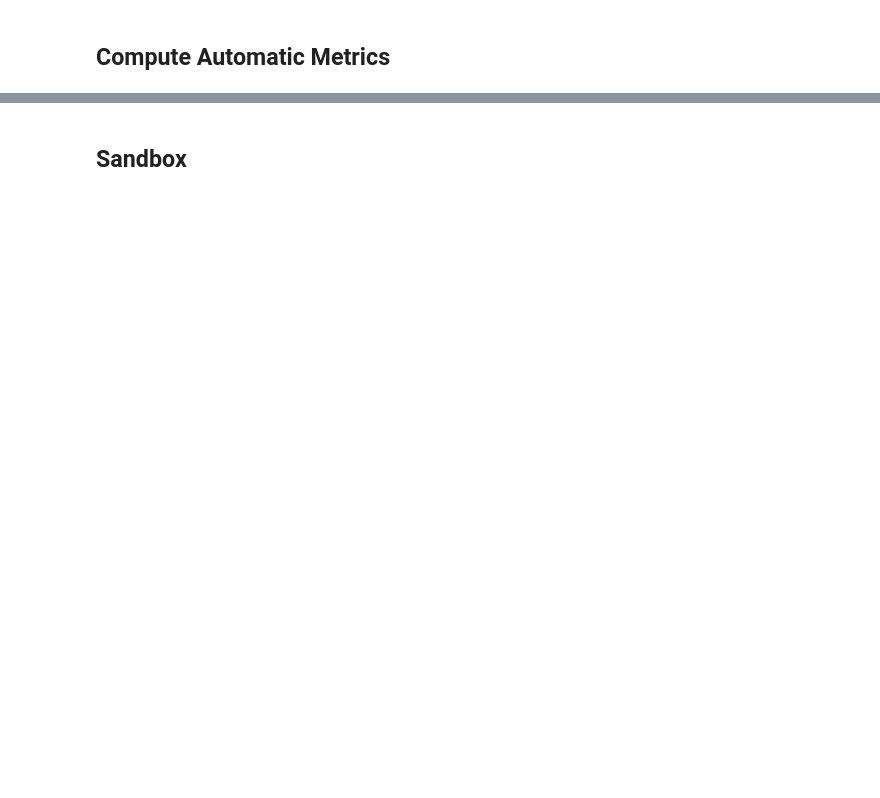
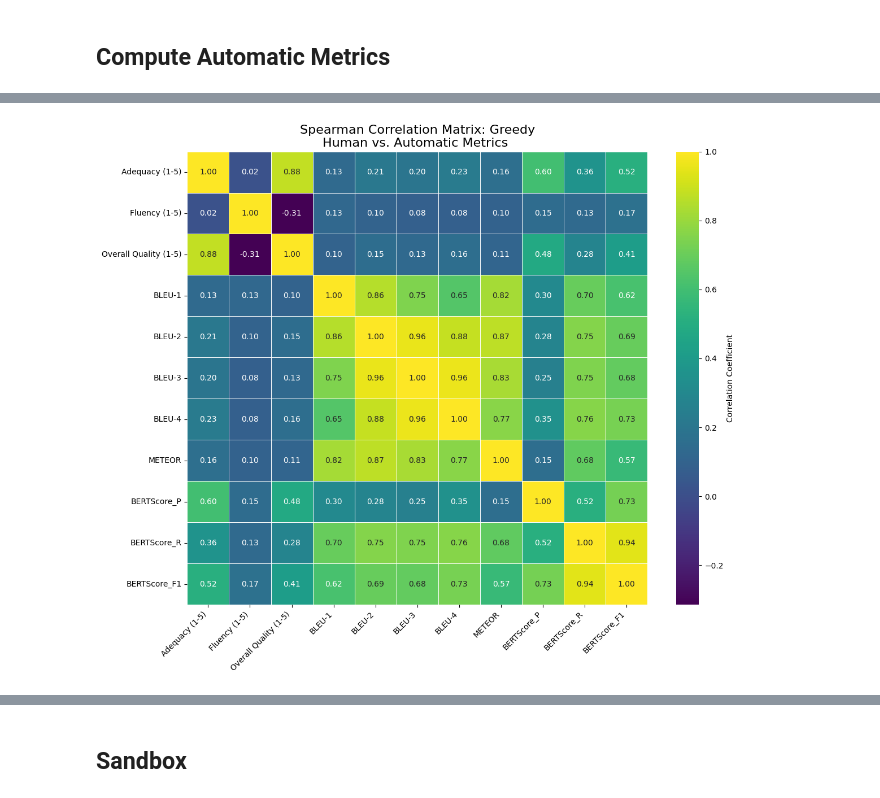
Before and after one commit to desireereid196/GenAI_Project, a Jupyter notebook: experiments/experiment3/experiment3.ipynb, the cells around one changed output, grey strips where cells are left out. Drawn from its saved outputs; the diff is of its cells as text; code cells hidden in the pictures; blank space fills up the shorter version.

Commit message:
updated experiment3 nb with correlation matrices and interpretation

```diff
--- a/experiments/experiment3/experiment3.ipynb
+++ b/experiments/experiment3/experiment3.ipynb
@@ -192,0 +97,3 @@ df.tail()
+# %%
+eval_file = "./human_evaluation_sheet.xlsx"
+df_with_metrics = read_evaluation_sheet_and_compute_metrics(eval_file)
@@ -230,0 +137,14 @@ pearson_corr
+# %%
+# Merge the two DataFrames
+merged_df = pd.merge(
+    evaluation_df,
+    df_with_metrics,
+    on=['Image Filename', 'Generated Caption (Model)'],
+    how='inner',
+    # Suffixes help differentiate columns with the same name (e.g., 'Generation Method')
+    # from the two original dataframes.
+    suffixes=('_human', '_auto')
+)
+
+merged_df.info()
+merged_df.head()
@@ -230,0 +175,82 @@ pearson_corr
+# %%
+# Specify the correlation method
+corr_method = "spearman"
+
+# Define the human and automatic metric columns
+human_metrics = [
+    'Adequacy (1-5)',
+    'Fluency (1-5)',
+    'Overall Quality (1-5)'
+]
+automatic_metrics = [
+    'BLEU-1', 'BLEU-2', 'BLEU-3', 'BLEU-4',
+    'METEOR',
+    'BERTScore_P', 'BERTScore_R', 'BERTScore_F1'
+]
+
+# Get unique generation methods
+# The 'Generation Method' column might have suffixes due to merge, ensure we pick the correct one.
+# Assuming 'Generation Method_human' is the one to use for filtering if both exist.
+if 'Generation Method_human' in merged_df.columns:
+    generation_method_col = 'Generation Method_human'
+elif 'Generation Method' in merged_df.columns:
+    generation_method_col = 'Generation Method'
+else:
+    logger.error("Could not find 'Generation Method' column in the merged DataFrame.")
+    generation_method_col = None # Set to None to prevent further errors
+
+if generation_method_col:
+    unique_generation_methods = merged_df[generation_method_col].unique()
+    logger.info(f"\nUnique Generation Methods found: {unique_generation_methods}")
+
+    # Loop through each generation method to compute separate correlation matrices
+    for method in unique_generation_methods:
+        logger.info(f"\n--- Processing Correlation for Generation Method: {method} ---")
+
+        # Filter the merged DataFrame for the current generation method
+        method_df = merged_df[merged_df[generation_method_col] == method].copy()
+
+        # Check if there's enough data for correlation
+        if method_df.empty:
+            logger.warning(f"No data available for generation method: {method}. Skipping correlation.")
+            continue
+
+        # Select only the metric columns for correlation
+        correlation_data_for_method = method_df[human_metrics + automatic_metrics]
+
+        # Compute the correlation matrix for the current method
+        if len(correlation_data_for_method.columns) > 1: # Ensure at least two columns to correlate
+            correlation_matrix = correlation_data_for_method.corr(method=corr_method)
+
+            logger.info(f"\nCorrelation Matrix for {method} ({corr_method.title()}, Pairwise Deletion):\n")
+
+            # Visualize the correlation matrix as a heatmap for the current method
+            # plt.figure(figsize=(12, 10))
+            fig, ax = plt.subplots(figsize=(12, 10))
+            sns.heatmap(
+                correlation_matrix,
+                annot=True,
+                cmap='viridis',
+                fmt=".2f",
+                linewidths=.5,
+                cbar_kws={'label': 'Correlation Coefficient'},
+                # vmin=-1,
+                # vmax=1,
+                ax=ax
+            )
+            ax.set_title(f'{corr_method.title()} Correlation Matrix: {method}\nHuman vs. Automatic Metrics ', fontsize=16)
+            plt.xticks(rotation=45, ha='right', fontsize=10)
+            plt.yticks(rotation=0, fontsize=10)
+            plt.tight_layout()
+
+            # Save the plot
+            plot_filename = f'correlation_matrix_heatmap_{method.replace(" ", "_").lower()}.png'
+            plt.savefig(plot_filename, dpi=300, bbox_inches='tight')
+            logger.info(f"Correlation heatmap for {method} saved to {plot_filename}")
+            plt.show()
+        else:
+            logger.warning(f"Insufficient columns to compute correlation matrix for method: {method}. Need at least two numeric columns.")
+
+else:
+    logger.error("Correlation matrices could not be computed as 'Generation Method' column was not found.")
+# %% [output]
@@ -230,0 +265 @@ pearson_corr
+[figure, added]
```
Also changed, not shown: parts of 22 cells of this notebook.
